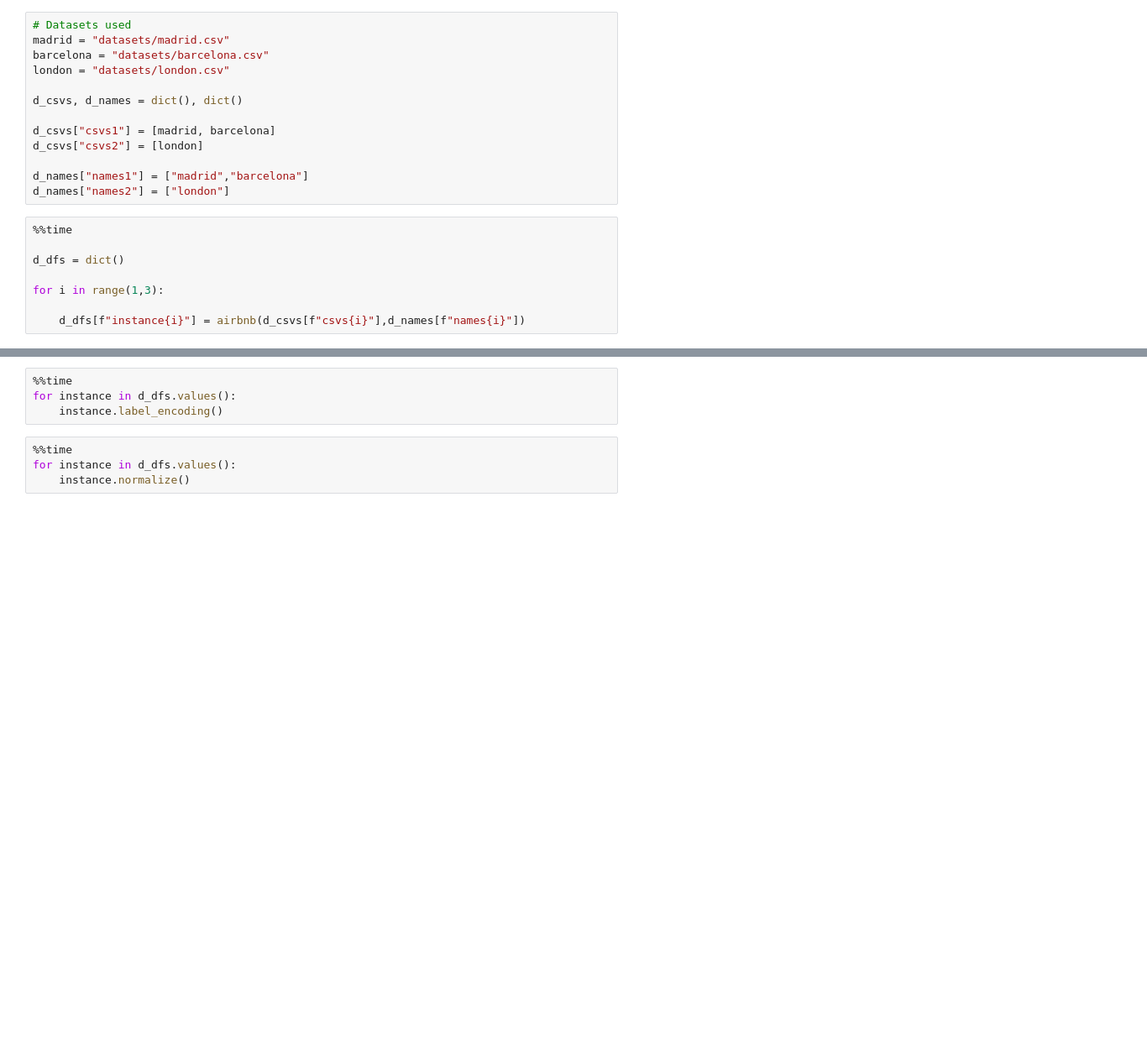
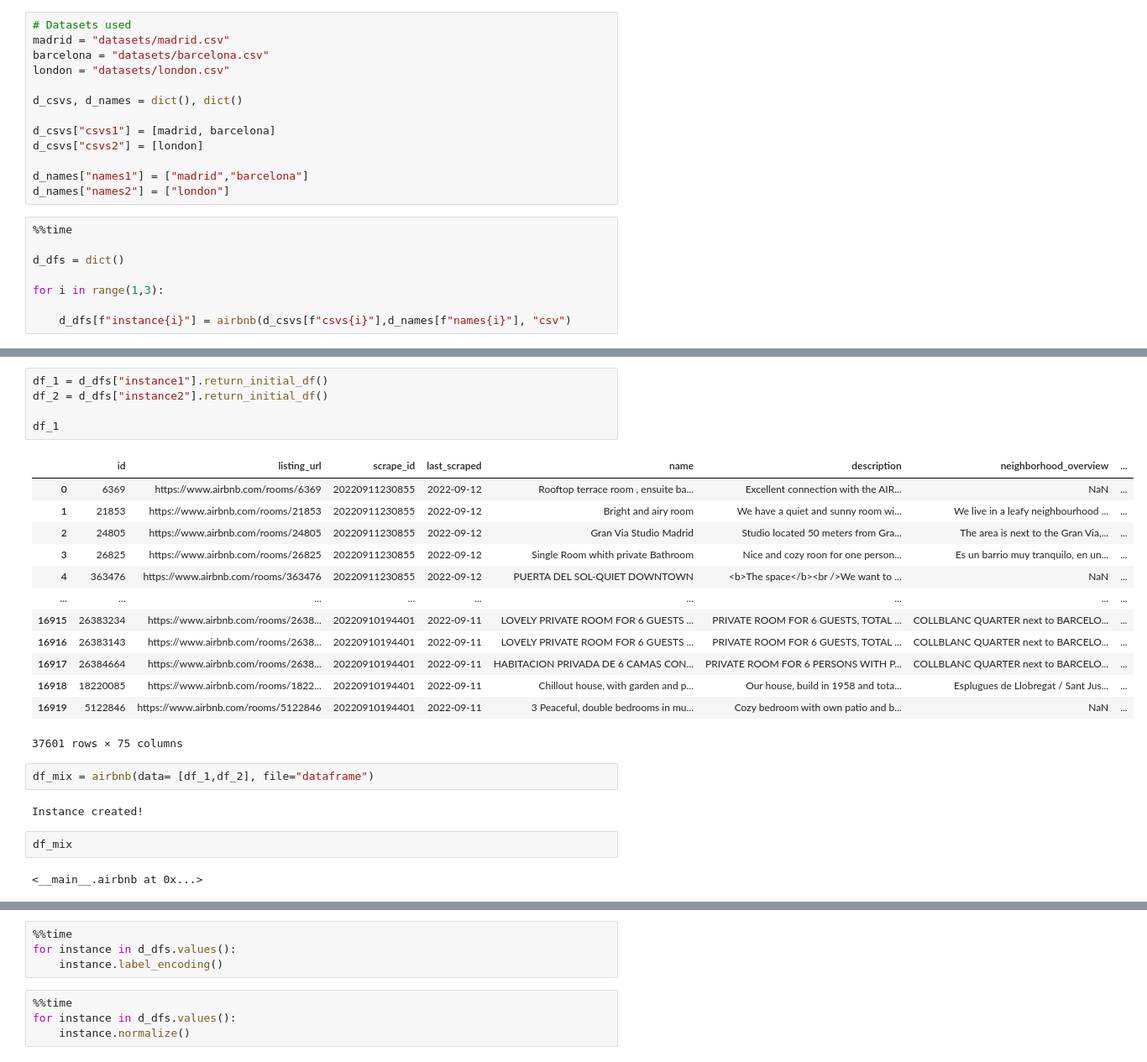
Before and after one commit to coisigna/dsb_p2_airbnb_price_predictor, a Jupyter notebook: ipynbs/airbnb_class.ipynb, the cells around one changed output, grey strips where cells are left out. Shown at 84% size. Drawn from its saved outputs; the diff is of its cells as text; blank space fills up the shorter version.

Commit message:
Add init instance with dataframe functionality

```diff
--- a/ipynbs/airbnb_class.ipynb
+++ b/ipynbs/airbnb_class.ipynb
@@ -336,7 +360,7 @@ d_dfs = dict()
 
 for i in range(1,3):
 
-    d_dfs[f"instance{i}"] = airbnb(d_csvs[f"csvs{i}"],d_names[f"names{i}"])
+    d_dfs[f"instance{i}"] = airbnb(d_csvs[f"csvs{i}"],d_names[f"names{i}"], "csv")
 # %% [output]
 Instance created!
 Instance created!
@@ -344,0 +369,27 @@ Wall time: 3.47 s
+# %%
+df_1 = d_dfs["instance1"].return_initial_df()
+df_2 = d_dfs["instance2"].return_initial_df()
+
+df_1
+# %% [output]
+|  | id | listing_url | scrape_id | last_scraped | name | description | neighborhood_overview | ... |
+| 0 | 6369 | https://www.airbnb.com/rooms/6369 | 20220911230855 | 2022-09-12 | Rooftop terrace room , ensuite ba... | Excellent connection with the AIR... | NaN | ... |
+| 1 | 21853 | https://www.airbnb.com/rooms/21853 | 20220911230855 | 2022-09-12 | Bright and airy room | We have a quiet and sunny room wi... | We live in a leafy neighbourhood ... | ... |
+| 2 | 24805 | https://www.airbnb.com/rooms/24805 | 20220911230855 | 2022-09-12 | Gran Via Studio Madrid | Studio located 50 meters from Gra... | The area is next to the Gran Via,... | ... |
+| 3 | 26825 | https://www.airbnb.com/rooms/26825 | 20220911230855 | 2022-09-12 | Single Room whith private Bathroom | Nice and cozy roon for one person... | Es un barrio muy tranquilo, en un... | ... |
+| 4 | 363476 | https://www.airbnb.com/rooms/363476 | 20220911230855 | 2022-09-12 | PUERTA DEL SOL-QUIET DOWNTOWN | <b>The space</b><br />We want to ... | NaN | ... |
+| ... | ... | ... | ... | ... | ... | ... | ... | ... |
+| 16915 | 26383234 | https://www.airbnb.com/rooms/2638... | 20220910194401 | 2022-09-11 | LOVELY PRIVATE ROOM FOR 6 GUESTS ... | PRIVATE ROOM FOR 6 GUESTS, TOTAL ... | COLLBLANC QUARTER next to BARCELO... | ... |
+| 16916 | 26383143 | https://www.airbnb.com/rooms/2638... | 20220910194401 | 2022-09-11 | LOVELY PRIVATE ROOM FOR 6 GUESTS ... | PRIVATE ROOM FOR 6 GUESTS, TOTAL ... | COLLBLANC QUARTER next to BARCELO... | ... |
+| 16917 | 26384664 | https://www.airbnb.com/rooms/2638... | 20220910194401 | 2022-09-11 | HABITACION PRIVADA DE 6 CAMAS CON... | PRIVATE ROOM FOR 6 PERSONS WITH P... | COLLBLANC QUARTER next to BARCELO... | ... |
+| 16918 | 18220085 | https://www.airbnb.com/rooms/1822... | 20220910194401 | 2022-09-11 | Chillout house, with garden and p... | Our house, build in 1958 and tota... | Esplugues de Llobregat / Sant Jus... | ... |
+| 16919 | 5122846 | https://www.airbnb.com/rooms/5122846 | 20220910194401 | 2022-09-11 | 3 Peaceful, double bedrooms in mu... | Cozy bedroom with own patio and b... | NaN | ... |
+37601 rows × 75 columns
+# %%
+df_mix = airbnb(data= [df_1,df_2], file="dataframe")
+# %% [output]
+Instance created!
+# %%
+df_mix
+# %% [output]
+<__main__.airbnb at 0x...>
```
Also changed, not shown: parts of 18 cells of this notebook.
